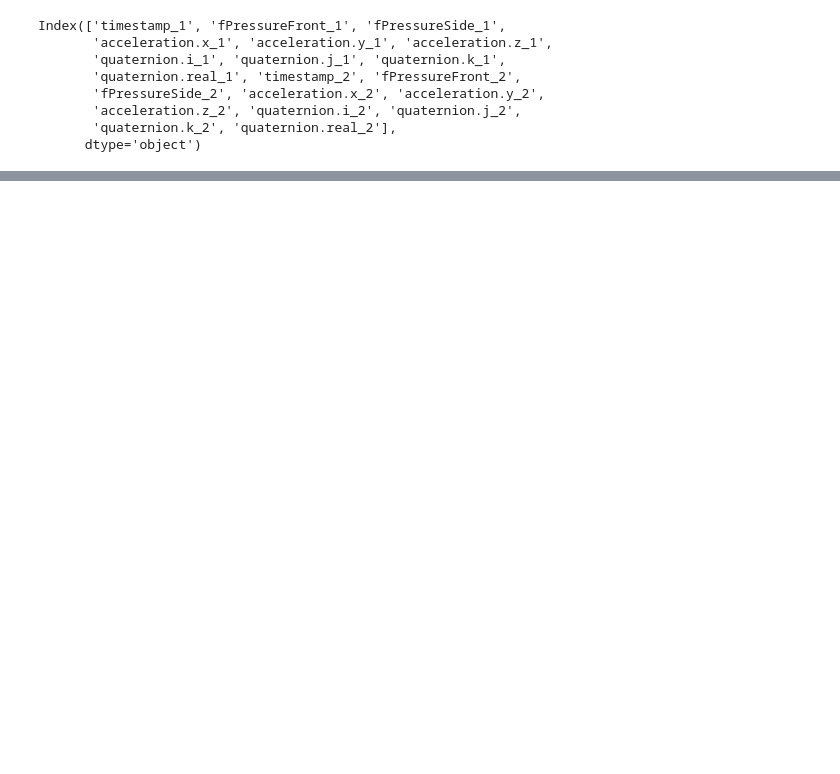
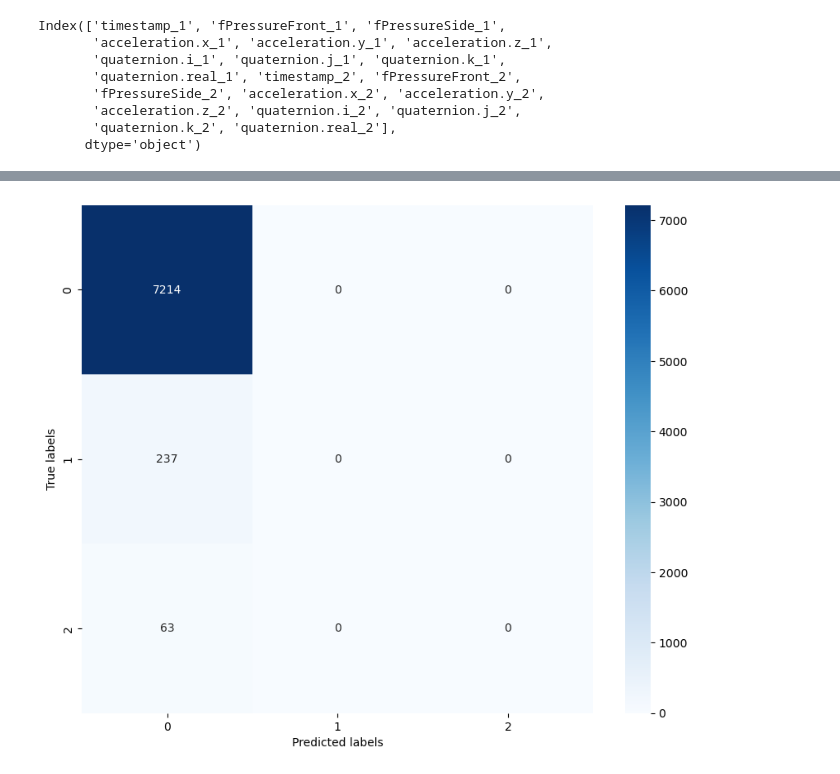
Before and after one commit to Capybarah886/streamlit_eolab, a Jupyter notebook: model_training.ipynb, the cells around one changed output, grey strips where cells are left out. Cells and saved outputs as stored; diff of their text form; code cells hidden in the pictures; blank space fills up the shorter version.

```diff
--- a/model_training.ipynb
+++ b/model_training.ipynb
@@ -70,0 +276,24 @@ for file in files:
+# %%
+# show the confusion matrix
+from sklearn.metrics import confusion_matrix
+import seaborn as sns
+import matplotlib.pyplot as plt
+
+model.eval()  # Switch to evaluation mode
+y_pred = []
+y_true = []
+with torch.no_grad():
+    for inputs, labels in test_loader:
+        outputs = model(inputs)
+        _, predicted = torch.max(outputs.data, 1)
+        y_pred.extend(predicted.numpy())
+        y_true.extend(labels.numpy())
+
+cm = confusion_matrix(y_true, y_pred)
+plt.figure(figsize=(10, 8))
+sns.heatmap(cm, annot=True, fmt='d', cmap='Blues')
+plt.xlabel('Predicted labels')
+plt.ylabel('True labels')
+plt.show()
+# %% [output]
+[figure, added]
```
Also changed, not shown: parts of 17 cells of this notebook.
